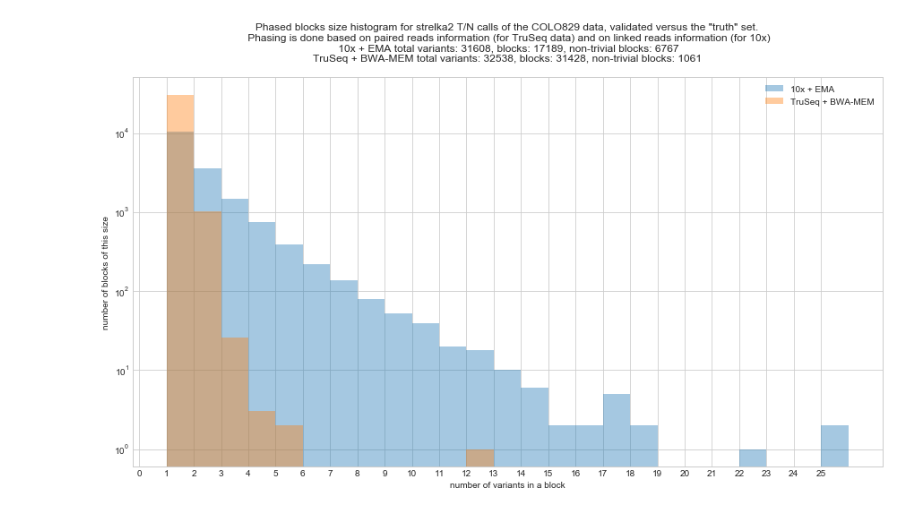
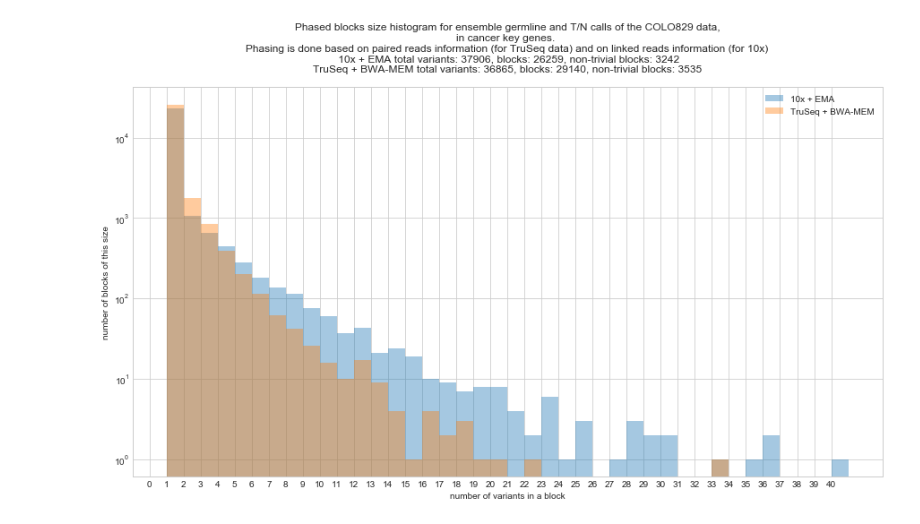
Before and after one commit to umccr/10x, a Jupyter notebook: phasing/Plot phase blocks.ipynb, the cells around one changed output. Drawn from its saved outputs; the diff is of its cells as text; code cells hidden in the pictures.

Commit message:
Phasing: add germline variants

```diff
--- a/phasing/Plot phase blocks.ipynb
+++ b/phasing/Plot phase blocks.ipynb
@@ -33,40 +33,38 @@ def parse_vcf_file(fn):
             current_ps = ps
     return sorted(blocks, reverse=True)
 
-ema_blocks = parse_vcf_file('examples/EMA_100pc-downsample-strelka2.phased.TP.vcf')
-bwa_blocks = parse_vcf_file('examples/BWA_100pc-downsample-strelka2.phased.TP.vcf')
+ema_blocks = parse_vcf_file('examples/keygenes_EMA_100pc.phased.vcf')
+bwa_blocks = parse_vcf_file('examples/keygenes_BWA_100pc.phased.vcf')
 # %%
 import matplotlib.pyplot as plt
 import seaborn as sns
 import numpy as np
 sns.set_style("whitegrid")
 
 plt.figure(figsize=(15,8))
 plt.yscale('log')
-
-# np.arange(bin_num)-0.5
 
 bin_num = max(ema_blocks[0], bwa_blocks[0])
 plt.xticks(np.arange(bin_num))
 
 for x, l in [(ema_blocks, "10x + EMA"), (bwa_blocks, "TruSeq + BWA-MEM")]:
     ax = sns.distplot(x, label=l, kde=False, bins=x[0]-1)
 #     ax = plt.hist(x, label=l, bins=x[0]+1)
 #     ax.set_xticks(np.arange(0, bins, step=1))
 
 
 plt.xlabel('number of variants in a block')
 plt.ylabel('number of blocks of this size')
-plt.title(f'Phased blocks size histogram for strelka2 T/N calls of the COLO829 data, '
-          f'validated versus the "truth" set.\n '
+plt.title(f'Phased blocks size histogram for ensemble germline and T/N calls of the COLO829 data,\n'
+          f'in cancer key genes. \n'
           f'Phasing is done based on paired reads information (for TruSeq data) and on linked reads '
           f'information (for 10x)\n '
           f'10x + EMA total variants: {sum(ema_blocks)}, blocks: {len(ema_blocks)}, '
           f'non-trivial blocks: {len([b for b in ema_blocks if b != 1])}\n'
           f'TruSeq + BWA-MEM total variants: {sum(bwa_blocks)}, blocks: {len(bwa_blocks)}, '
           f'non-trivial blocks: {len([b for b in bwa_blocks if b != 1])}\n'
           )
 plt.legend()
 pass
 # %% [output]
-[figure, old version]
+[figure, new version]
```
Also changed, not shown: parts of 1 cell of this notebook, 2 other files.
